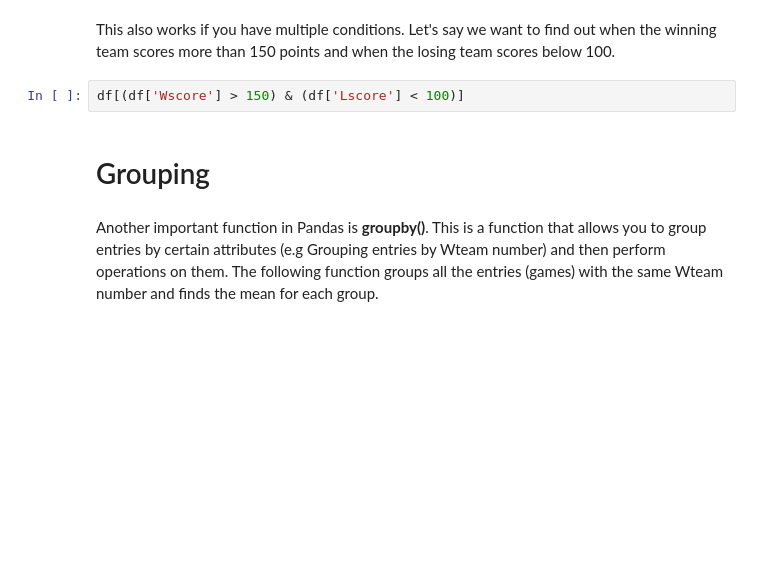
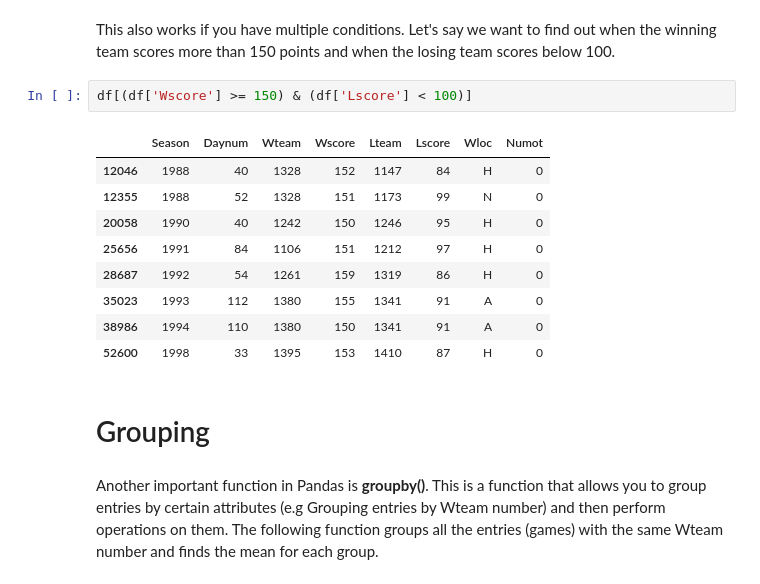
Before and after one commit to ohlmic/CareerBooster, a Jupyter notebook: Pandas/pandas-tutorial/Pandas Tutorial.ipynb, the cells around one changed output. Saved outputs shown, nothing was run; the diff lists cells and outputs as text; blank space fills up the shorter version.

```diff
--- a/Pandas/pandas-tutorial/Pandas Tutorial.ipynb
+++ b/Pandas/pandas-tutorial/Pandas Tutorial.ipynb
@@ -172,7 +366,17 @@ df[df['Wscore'] > 150]
 # %% [markdown]
 This also works if you have multiple conditions. Let's say we want to find out when the winning team scores more than 150 points and when the losing team scores below 100.
 # %%
-df[(df['Wscore'] > 150) & (df['Lscore'] < 100)]
+df[(df['Wscore'] >= 150) & (df['Lscore'] < 100)]
+# %% [output]
+|  | Season | Daynum | Wteam | Wscore | Lteam | Lscore | Wloc | Numot |
+| 12046 | 1988 | 40 | 1328 | 152 | 1147 | 84 | H | 0 |
+| 12355 | 1988 | 52 | 1328 | 151 | 1173 | 99 | N | 0 |
+| 20058 | 1990 | 40 | 1242 | 150 | 1246 | 95 | H | 0 |
+| 25656 | 1991 | 84 | 1106 | 151 | 1212 | 97 | H | 0 |
+| 28687 | 1992 | 54 | 1261 | 159 | 1319 | 86 | H | 0 |
+| 35023 | 1993 | 112 | 1380 | 155 | 1341 | 91 | A | 0 |
+| 38986 | 1994 | 110 | 1380 | 150 | 1341 | 91 | A | 0 |
+| 52600 | 1998 | 33 | 1395 | 153 | 1410 | 87 | H | 0 |
 # %% [markdown]
 # Grouping
 # %% [markdown]
```
Also changed, not shown: parts of 70 cells of this notebook, 23 other files.
